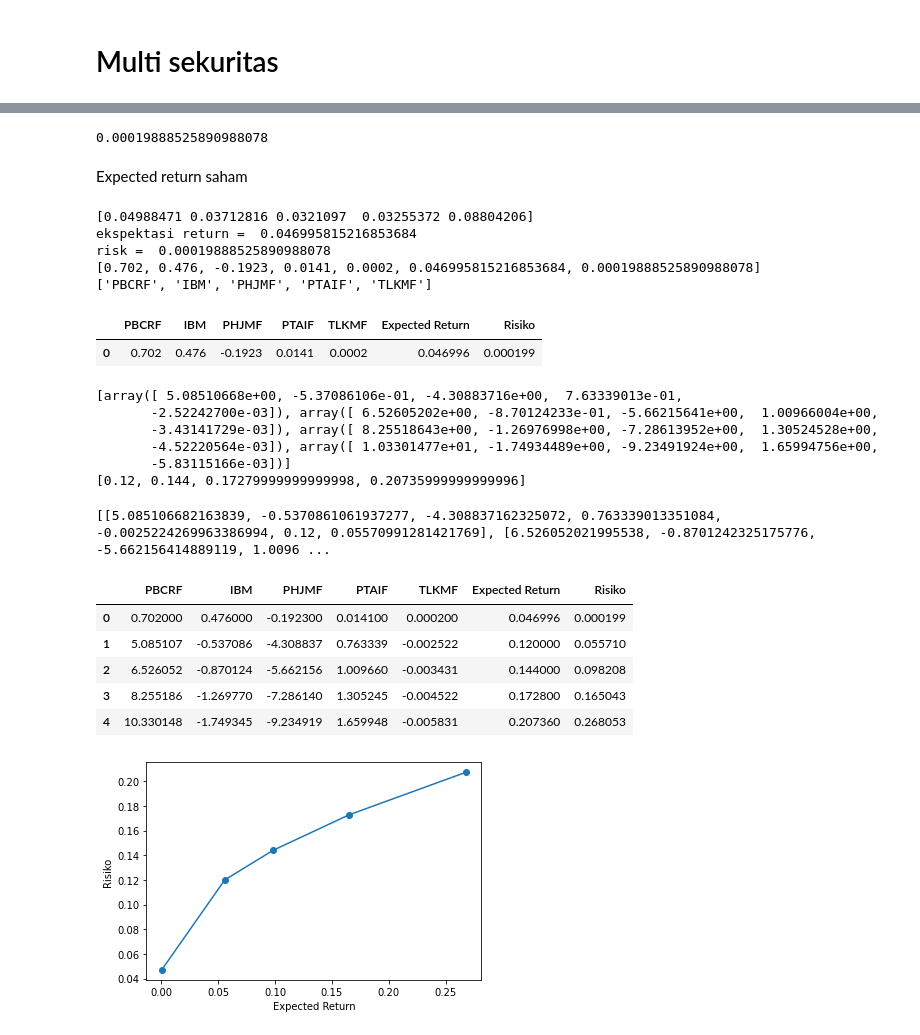
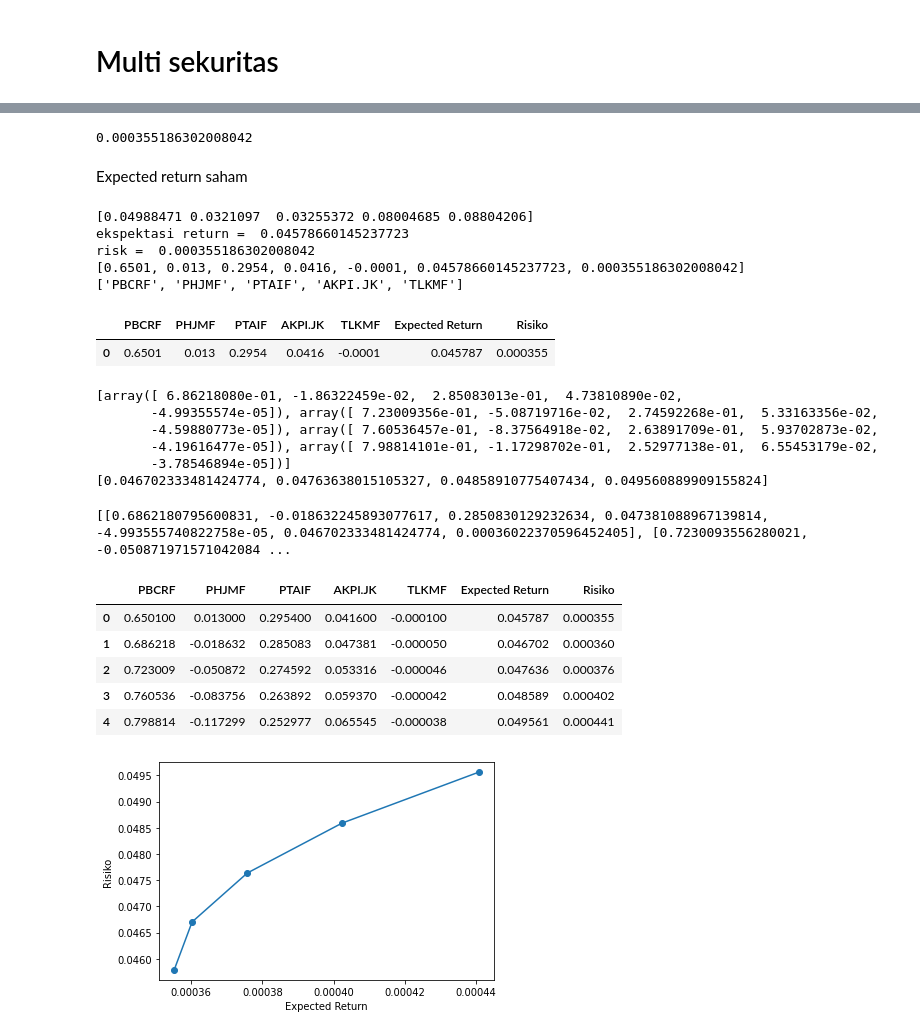
Before and after one commit to relfarizi/Portfolio-Saham, a Jupyter notebook: Portfolio_Saham.ipynb, the cells around one changed output, grey strips where cells are left out. Drawn from its saved outputs; the diff is of its cells as text; code cells hidden in the pictures.

```diff
--- a/Portfolio_Saham.ipynb
+++ b/Portfolio_Saham.ipynb
@@ -3,8 +3,9 @@ Load Data
 # %%
 import pandas as pd
 
-kode_saham = ["PBCRF","IBM","PHJMF","PTAIF","TLKMF"]#
-#kode_saham = ["BA","INTC","AAPL","NVDA","IBM"]
+#kode_saham = ["PBCRF","IBM","PHJMF","PTAIF","TLKMF"]#
+#kode_saham = ["PTAIF","TLKMF","AKPI.JK","BATA.JK"]
+kode_saham = ["PBCRF","PHJMF","PTAIF","PBCRF","TLKMF"]
 n = len(kode_saham)
 github = "https://raw.githubusercontent.com/relfarizi/Portfolio-Saham/master/Data/"
 #data[0] = "https://raw.githubusercontent.com/relfarizi/Portfolio-Saham/master/"+data[0]+".csv"
@@ -40,10 +50,13 @@ dataset
 # %%
+import numpy as np
 dataset = dataset.dropna()
 #print(type(dataset.corr()))
 list_corr = []
-for x in dataset.corr():
-  list_corr.append(dataset.corr()[x].tolist())
+for x in dataset:
+  print(type(dataset.corr()[x]))
+  #print(dataset[x].corr())
+  #list_corr.append(dataset[x].corr().tolist())
   #print(dataset.corr()[x].tolist())
-rho = np.array(list_corr)
-print(rho)
+#rho = np.array(list_corr)
+#print(rho)
 # %% [output]
@@ -175,7 +176,7 @@ jumlah w =  1.0
 risk = w.dot(C).dot(wT)
 print(risk)
 # %% [output]
-0.00019888525890988078
+0.000355186302008042
 # %% [markdown]
 Expected return saham
 # %%
@@ -258,20 +259,20 @@ column.append("Risiko")
 df_port.columns = column
 df_port
 # %% [output]
-[0.04988471 0.03712816 0.0321097  0.03255372 0.08804206]
-ekspektasi return =  0.046995815216853684
-risk =  0.00019888525890988078
-[0.702, 0.476, -0.1923, 0.0141, 0.0002, 0.046995815216853684, 0.00019888525890988078]
-['PBCRF', 'IBM', 'PHJMF', 'PTAIF', 'TLKMF']
+[0.04988471 0.0321097  0.03255372 0.08004685 0.08804206]
+ekspektasi return =  0.04578660145237723
+risk =  0.000355186302008042
+[0.6501, 0.013, 0.2954, 0.0416, -0.0001, 0.04578660145237723, 0.000355186302008042]
+['PBCRF', 'PHJMF', 'PTAIF', 'AKPI.JK', 'TLKMF']
-|  | PBCRF | IBM | PHJMF | PTAIF | TLKMF | Expected Return | Risiko |
-| 0 | 0.702 | 0.476 | -0.1923 | 0.0141 | 0.0002 | 0.046996 | 0.000199 |
+|  | PBCRF | PHJMF | PTAIF | AKPI.JK | TLKMF | Expected Return | Risiko |
+| 0 | 0.6501 | 0.013 | 0.2954 | 0.0416 | -0.0001 | 0.045787 | 0.000355 |
 # %%
 mT = np.transpose(m)
-e_r = 0.1
+e_r = EK
 w_new = []
 list_EK = []
 for i in range(4) :
-  e_r *= 1.2
+  e_r *= 1.02
   list_EK.append(e_r)
 
   matA = np.dot(u,(CInv))
@@ -293,12 +294,12 @@ for i in range(4) :
 print(w_new)
 print(list_EK)
 # %% [output]
-[array([ 5.08510668e+00, -5.37086106e-01, -4.30883716e+00,  7.63339013e-01,
-       -2.52242700e-03]), array([ 6.52605202e+00, -8.70124233e-01, -5.66215641e+00,  1.00966004e+00,
-       -3.43141729e-03]), array([ 8.25518643e+00, -1.26976998e+00, -7.28613952e+00,  1.30524528e+00,
-       -4.52220564e-03]), array([ 1.03301477e+01, -1.74934489e+00, -9.23491924e+00,  1.65994756e+00,
-       -5.83115166e-03])]
-[0.12, 0.144, 0.17279999999999998, 0.20735999999999996]
+[array([ 6.86218080e-01, -1.86322459e-02,  2.85083013e-01,  4.73810890e-02,
+       -4.99355574e-05]), array([ 7.23009356e-01, -5.08719716e-02,  2.74592268e-01,  5.33163356e-02,
+       -4.59880773e-05]), array([ 7.60536457e-01, -8.37564918e-02,  2.63891709e-01,  5.93702873e-02,
+       -4.19616477e-05]), array([ 7.98814101e-01, -1.17298702e-01,  2.52977138e-01,  6.55453179e-02,
+       -3.78546894e-05])]
+[0.046702333481424774, 0.04763638015105327, 0.04858910775407434, 0.049560889909155824]
 # %%
 list_bobot = []
 i = 0
@@ -316,26 +317,27 @@ print(list_bobot)
 
 df = pd.DataFrame(list_bobot)
 df.columns = column
-df_port = df_port.append(df,ignore_index=True)
-df_port
+df_tmp =df_port
+new_df = df_tmp.append(df,ignore_index=True)
+new_df
 # %% [output]
-[[5.085106682163839, -0.5370861061937277, -4.308837162325072, 0.763339013351084, -0.0025224269963386994, 0.12, 0.05570991281421769], [6.526052021995538, -0.8701242325175776, -5.662156414889119, 1.0096 ...
+[[0.6862180795600831, -0.018632245893077617, 0.2850830129232634, 0.047381088967139814, -4.993555740822758e-05, 0.046702333481424774, 0.00036022370596452405], [0.7230093556280021, -0.050871971571042084 ...
-|  | PBCRF | IBM | PHJMF | PTAIF | TLKMF | Expected Return | Risiko |
-| 0 | 0.702000 | 0.476000 | -0.192300 | 0.014100 | 0.000200 | 0.046996 | 0.000199 |
-| 1 | 5.085107 | -0.537086 | -4.308837 | 0.763339 | -0.002522 | 0.120000 | 0.055710 |
-| 2 | 6.526052 | -0.870124 | -5.662156 | 1.009660 | -0.003431 | 0.144000 | 0.098208 |
-| 3 | 8.255186 | -1.269770 | -7.286140 | 1.305245 | -0.004522 | 0.172800 | 0.165043 |
-| 4 | 10.330148 | -1.749345 | -9.234919 | 1.659948 | -0.005831 | 0.207360 | 0.268053 |
+|  | PBCRF | PHJMF | PTAIF | AKPI.JK | TLKMF | Expected Return | Risiko |
+| 0 | 0.650100 | 0.013000 | 0.295400 | 0.041600 | -0.000100 | 0.045787 | 0.000355 |
+| 1 | 0.686218 | -0.018632 | 0.285083 | 0.047381 | -0.000050 | 0.046702 | 0.000360 |
+| 2 | 0.723009 | -0.050872 | 0.274592 | 0.053316 | -0.000046 | 0.047636 | 0.000376 |
+| 3 | 0.760536 | -0.083756 | 0.263892 | 0.059370 | -0.000042 | 0.048589 | 0.000402 |
+| 4 | 0.798814 | -0.117299 | 0.252977 | 0.065545 | -0.000038 | 0.049561 | 0.000441 |
 # %%
 import matplotlib.pyplot as plt
 
-y = df_port["Expected Return"]
-x = df_port["Risiko"]
+y = new_df["Expected Return"]
+x = new_df["Risiko"]
 
 plt.plot(x,y)
 plt.scatter(x,y)
 plt.xlabel("Expected Return")
 plt.ylabel("Risiko")
 plt.show()
 # %% [output]
-[figure, old version]
+[figure, new version]
```
Also changed, not shown: parts of 12 cells of this notebook.
